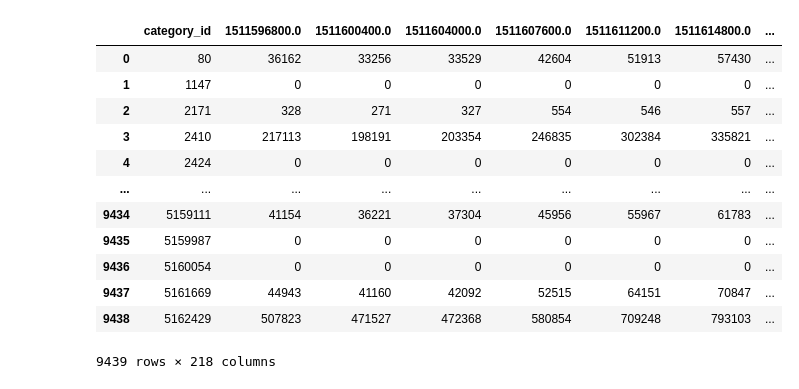
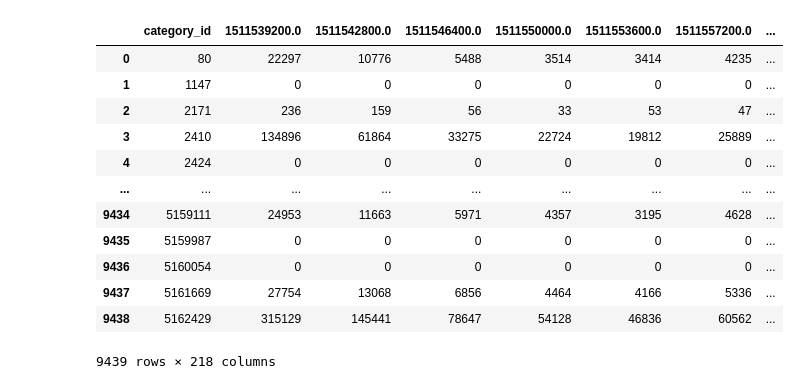
Before and after one commit to Coaster41/timeseries_datasets, a Jupyter notebook: timeseries_analysis.ipynb, the cells around one changed output. Cells and saved outputs as stored; diff of their text form; code cells hidden in the pictures.

```diff
--- a/timeseries_analysis.ipynb
+++ b/timeseries_analysis.ipynb
@@ -9,20 +11,20 @@ import csv
 # %%
-data_fn = '../data/taobao/hourly_categoryid_timeseries.csv'
+data_fn = '../data/taobao/hourly_categoryid_timeseries_cst.csv'
 df = pd.read_csv(data_fn)
 display(df)
 # %% [output]
-|  | category_id | 1511596800.0 | 1511600400.0 | 1511604000.0 | 1511607600.0 | 1511611200.0 | 1511614800.0 | ... |
-| 0 | 80 | 36162 | 33256 | 33529 | 42604 | 51913 | 57430 | ... |
+|  | category_id | 1511539200.0 | 1511542800.0 | 1511546400.0 | 1511550000.0 | 1511553600.0 | 1511557200.0 | ... |
+| 0 | 80 | 22297 | 10776 | 5488 | 3514 | 3414 | 4235 | ... |
 | 1 | 1147 | 0 | 0 | 0 | 0 | 0 | 0 | ... |
-| 2 | 2171 | 328 | 271 | 327 | 554 | 546 | 557 | ... |
-| 3 | 2410 | 217113 | 198191 | 203354 | 246835 | 302384 | 335821 | ... |
+| 2 | 2171 | 236 | 159 | 56 | 33 | 53 | 47 | ... |
+| 3 | 2410 | 134896 | 61864 | 33275 | 22724 | 19812 | 25889 | ... |
 | 4 | 2424 | 0 | 0 | 0 | 0 | 0 | 0 | ... |
 | ... | ... | ... | ... | ... | ... | ... | ... | ... |
-| 9434 | 5159111 | 41154 | 36221 | 37304 | 45956 | 55967 | 61783 | ... |
+| 9434 | 5159111 | 24953 | 11663 | 5971 | 4357 | 3195 | 4628 | ... |
 | 9435 | 5159987 | 0 | 0 | 0 | 0 | 0 | 0 | ... |
 | 9436 | 5160054 | 0 | 0 | 0 | 0 | 0 | 0 | ... |
-| 9437 | 5161669 | 44943 | 41160 | 42092 | 52515 | 64151 | 70847 | ... |
-| 9438 | 5162429 | 507823 | 471527 | 472368 | 580854 | 709248 | 793103 | ... |
+| 9437 | 5161669 | 27754 | 13068 | 6856 | 4464 | 4166 | 5336 | ... |
+| 9438 | 5162429 | 315129 | 145441 | 78647 | 54128 | 46836 | 60562 | ... |
 9439 rows × 218 columns
 # %%
 timeseries = df.to_numpy()
```
Also changed, not shown: parts of 7 cells of this notebook, 1 other file.
